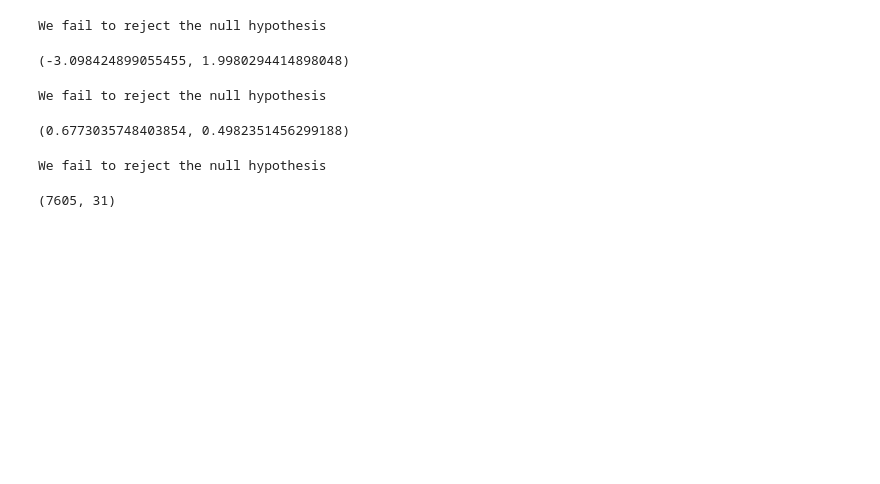
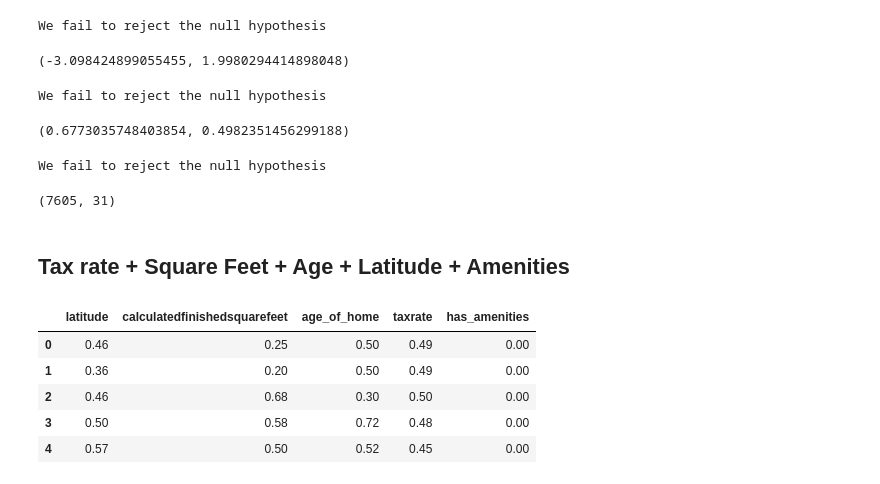
Before and after one commit to davidb-and-john/clustering-project, a Jupyter notebook: John/clustering_notebook.ipynb, the cells around one changed output. Cells and saved outputs as stored; diff of their text form; code cells hidden in the pictures; blank space fills up the shorter version.

```diff
--- a/John/clustering_notebook.ipynb
+++ b/John/clustering_notebook.ipynb
@@ -916,3 +918,5 @@ We fail to reject the null hypothesis
 cluster1.shape
 # %% [output]
 (7605, 31)
+# %% [markdown]
+## Tax rate + Square Feet + Age + Latitude + Amenities
@@ -918,0 +927,9 @@ cluster1.shape
+# %%
+X.head()
+# %% [output]
+|  | latitude | calculatedfinishedsquarefeet | age_of_home | taxrate | has_amenities |
+| 0 | 0.46 | 0.25 | 0.50 | 0.49 | 0.00 |
+| 1 | 0.36 | 0.20 | 0.50 | 0.49 | 0.00 |
+| 2 | 0.46 | 0.68 | 0.30 | 0.50 | 0.00 |
+| 3 | 0.50 | 0.58 | 0.72 | 0.48 | 0.00 |
+| 4 | 0.57 | 0.50 | 0.52 | 0.45 | 0.00 |
```
Also changed, not shown: parts of 41 cells of this notebook, 2 other files.
